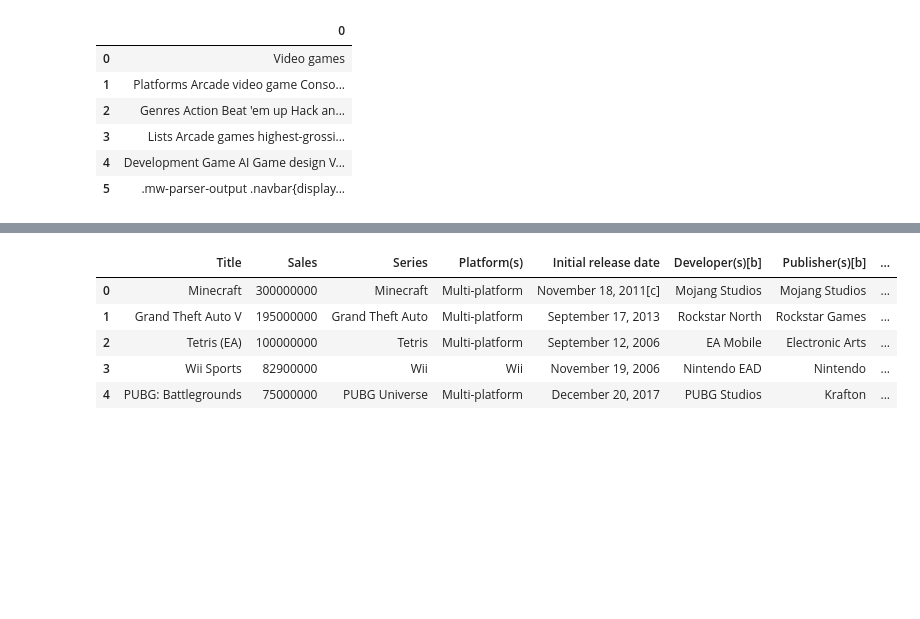
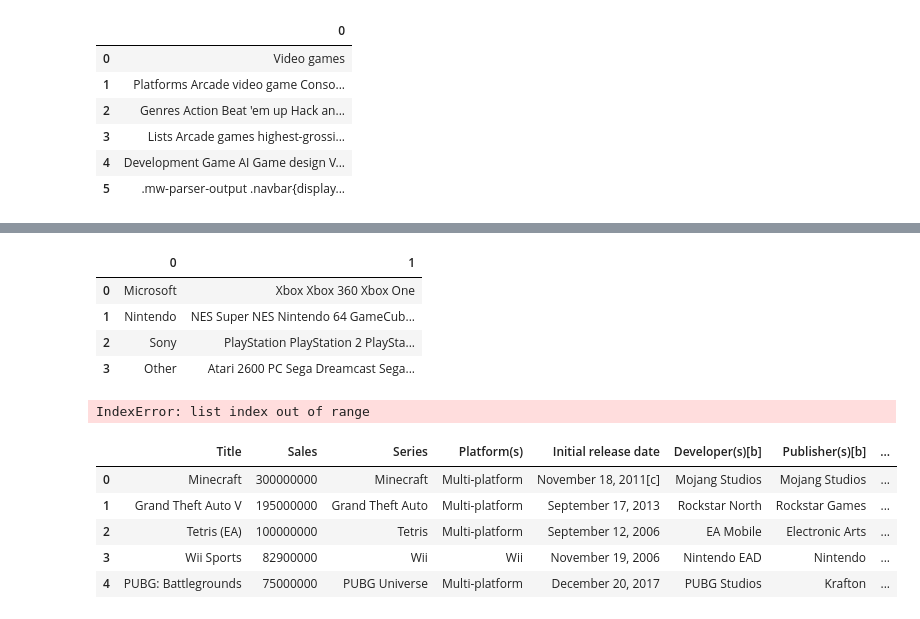
Before and after one commit to coding-dojo-data-science/adv-ml-wk04-dataacquisition-codealongs, a Jupyter notebook: Lecture-1/Pandas_HTML_Tables.ipynb, the cells around one changed output, grey strips where cells are left out. Cells and saved outputs as stored; diff of their text form; code cells hidden in the pictures; blank space fills up the shorter version.

```diff
--- a/Lecture-1/Pandas_HTML_Tables.ipynb
+++ b/Lecture-1/Pandas_HTML_Tables.ipynb
@@ -45,3 +55,15 @@ tables[1]
+# %%
+tables[3]
+# %% [output]
+|  | 0 | 1 |
+| 0 | Microsoft | Xbox Xbox 360 Xbox One |
+| 1 | Nintendo | NES Super NES Nintendo 64 GameCub... |
+| 2 | Sony | PlayStation PlayStation 2 PlaySta... |
+| 3 | Other | Atari 2600 PC Sega Dreamcast Sega... |
+# %%
+tables[4]
+# %% [output]
+IndexError: list index out of range
 # %%
 # Define the correct table as our df of interest
 
```
Also changed, not shown: parts of 5 cells of this notebook.
